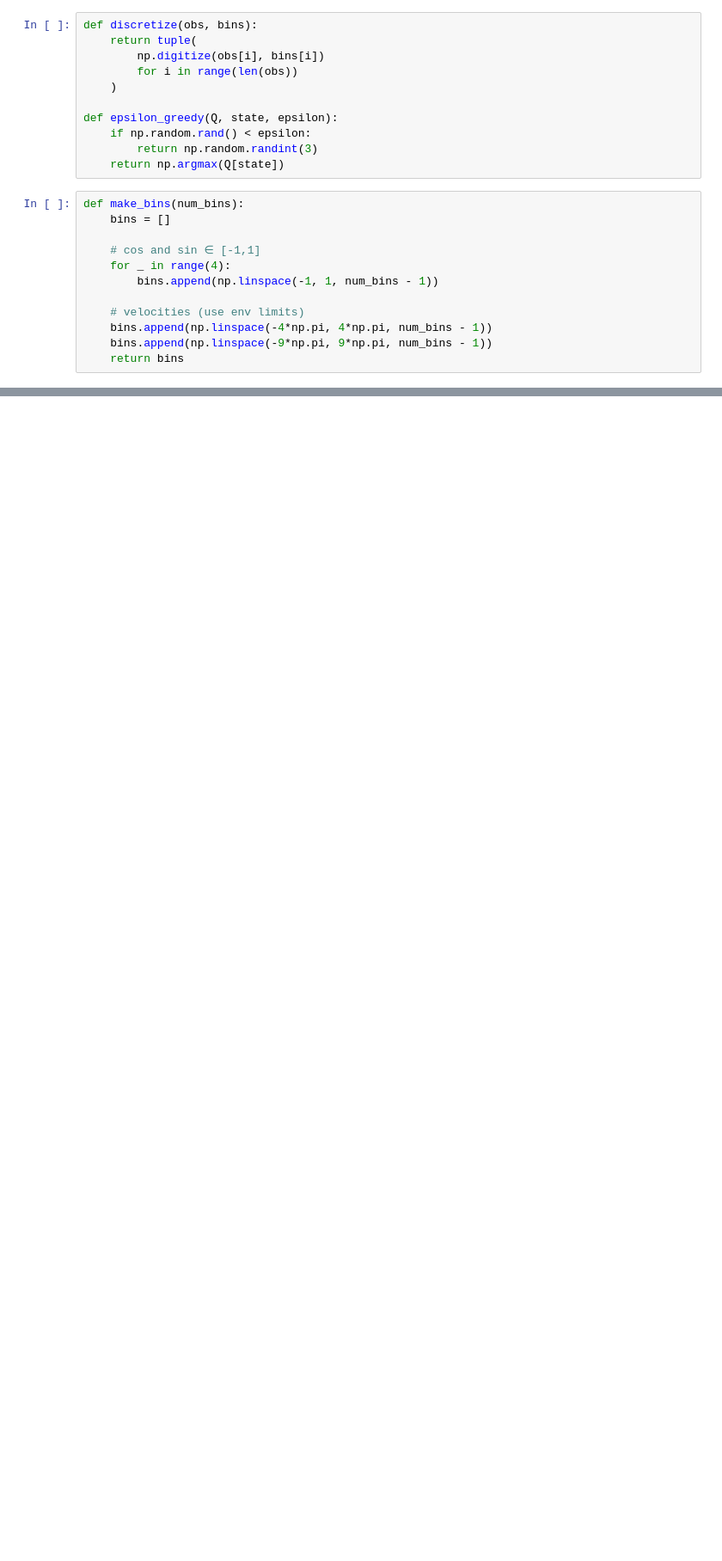
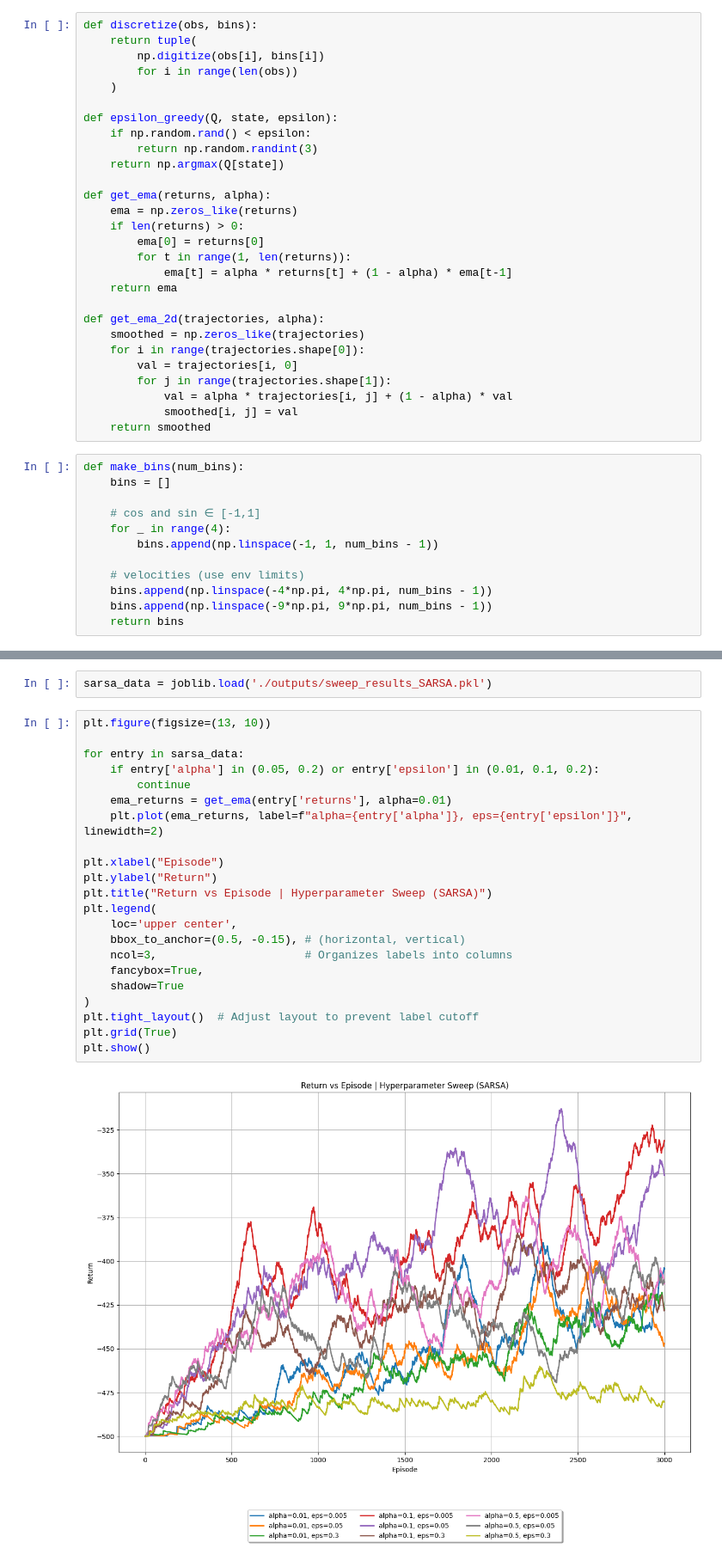
Before and after one commit to Maddy-1111/Reinforcement-Learning, a Jupyter notebook: Assignment 1/Task 2/Task 2.ipynb, the cells around one changed output, grey strips where cells are left out. Shown at 86% size. Saved outputs shown, nothing was run; the diff lists cells and outputs as text; blank space fills up the shorter version.

```diff
--- a/Assignment 1/Task 2/Task 2.ipynb
+++ b/Assignment 1/Task 2/Task 2.ipynb
@@ -16,6 +23,23 @@ def epsilon_greedy(Q, state, epsilon):
     if np.random.rand() < epsilon:
         return np.random.randint(3)
     return np.argmax(Q[state])
+
+def get_ema(returns, alpha):
+    ema = np.zeros_like(returns)
+    if len(returns) > 0:
+        ema[0] = returns[0]
+        for t in range(1, len(returns)):
+            ema[t] = alpha * returns[t] + (1 - alpha) * ema[t-1]
+    return ema
+
+def get_ema_2d(trajectories, alpha):
+    smoothed = np.zeros_like(trajectories)
+    for i in range(trajectories.shape[0]):
+        val = trajectories[i, 0]
+        for j in range(trajectories.shape[1]):
+            val = alpha * trajectories[i, j] + (1 - alpha) * val
+            smoothed[i, j] = val
+    return smoothed
 # %%
 def make_bins(num_bins):
     bins = []
@@ -224,0 +275,26 @@ Episode:  5000
+# %%
+sarsa_data = joblib.load('./outputs/sweep_results_SARSA.pkl')
+# %%
+plt.figure(figsize=(13, 10))
+
+for entry in sarsa_data:
+    if entry['alpha'] in (0.05, 0.2) or entry['epsilon'] in (0.01, 0.1, 0.2):
+        continue
+    ema_returns = get_ema(entry['returns'], alpha=0.01)
+    plt.plot(ema_returns, label=f"alpha={entry['alpha']}, eps={entry['epsilon']}", linewidth=2)
+
+plt.xlabel("Episode")
+plt.ylabel("Return")
+plt.title("Return vs Episode | Hyperparameter Sweep (SARSA)")
+plt.legend(
+    loc='upper center',
+    bbox_to_anchor=(0.5, -0.15), # (horizontal, vertical)
+    ncol=3,                      # Organizes labels into columns
+    fancybox=True,
+    shadow=True
+)
+plt.tight_layout()  # Adjust layout to prevent label cutoff
+plt.grid(True)
+plt.show()
+# %% [output]
+[figure, added]
```
Also changed, not shown: parts of 37 cells of this notebook.
